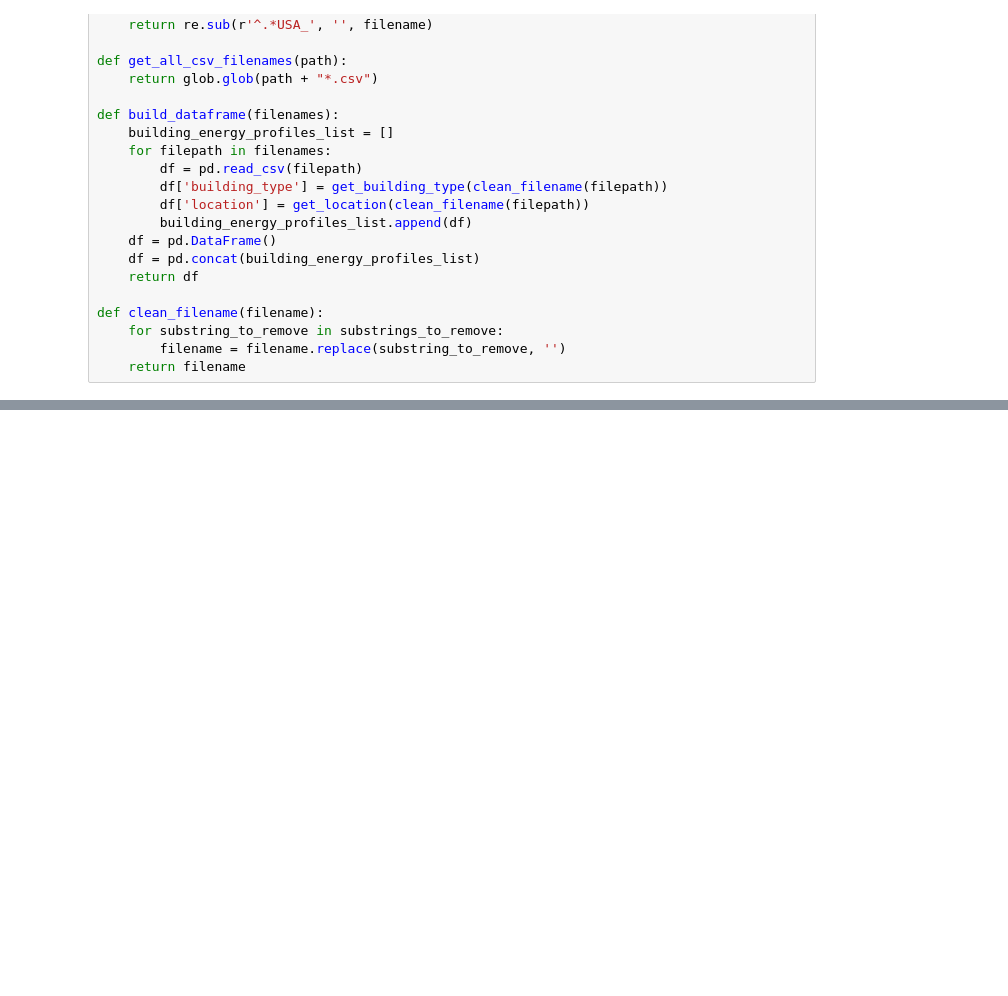
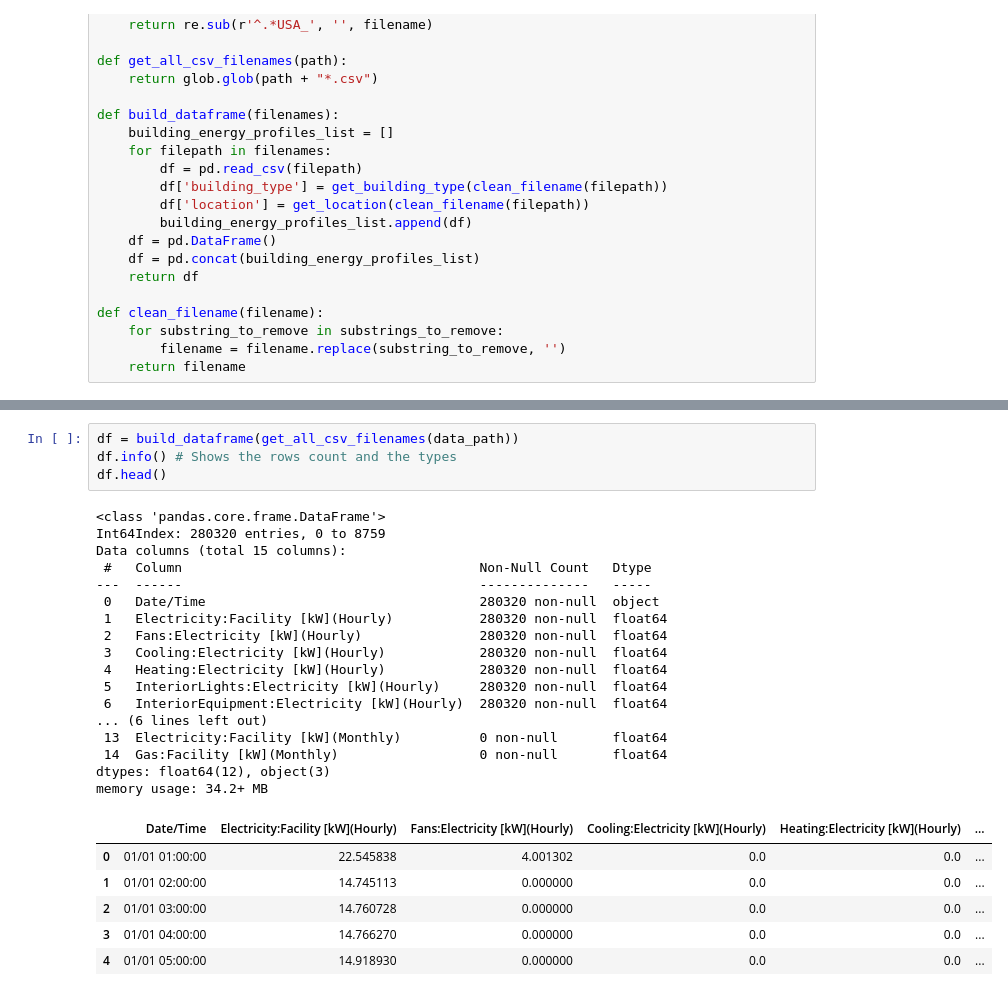
Before and after one commit to dgitts/electric-load-forecasting, a Jupyter notebook: notebooks/main.ipynb, the cells around one changed output, grey strips where cells are left out. Cells and saved outputs as stored; diff of their text form; blank space fills up the shorter version.

```diff
--- a/notebooks/main.ipynb
+++ b/notebooks/main.ipynb
@@ -71,0 +39,28 @@ memory usage: 34.2+ MB
+# %%
+df = build_dataframe(get_all_csv_filenames(data_path))
+df.info() # Shows the rows count and the types
+df.head()
+# %% [output]
+<class 'pandas.core.frame.DataFrame'>
+Int64Index: 280320 entries, 0 to 8759
+Data columns (total 15 columns):
+ #   Column                                      Non-Null Count   Dtype
+---  ------                                      --------------   -----
+ 0   Date/Time                                   280320 non-null  object
+ 1   Electricity:Facility [kW](Hourly)           280320 non-null  float64
+ 2   Fans:Electricity [kW](Hourly)               280320 non-null  float64
+ 3   Cooling:Electricity [kW](Hourly)            280320 non-null  float64
+ 4   Heating:Electricity [kW](Hourly)            280320 non-null  float64
+ 5   InteriorLights:Electricity [kW](Hourly)     280320 non-null  float64
+ 6   InteriorEquipment:Electricity [kW](Hourly)  280320 non-null  float64
+... (6 lines left out)
+ 13  Electricity:Facility [kW](Monthly)          0 non-null       float64
+ 14  Gas:Facility [kW](Monthly)                  0 non-null       float64
+dtypes: float64(12), object(3)
+memory usage: 34.2+ MB
+|  | Date/Time | Electricity:Facility [kW](Hourly) | Fans:Electricity [kW](Hourly) | Cooling:Electricity [kW](Hourly) | Heating:Electricity [kW](Hourly) | ... |
+| 0 | 01/01 01:00:00 | 22.545838 | 4.001302 | 0.0 | 0.0 | ... |
+| 1 | 01/01 02:00:00 | 14.745113 | 0.000000 | 0.0 | 0.0 | ... |
+| 2 | 01/01 03:00:00 | 14.760728 | 0.000000 | 0.0 | 0.0 | ... |
+| 3 | 01/01 04:00:00 | 14.766270 | 0.000000 | 0.0 | 0.0 | ... |
+| 4 | 01/01 05:00:00 | 14.918930 | 0.000000 | 0.0 | 0.0 | ... |
```
Also changed, not shown: parts of 16 cells of this notebook.
